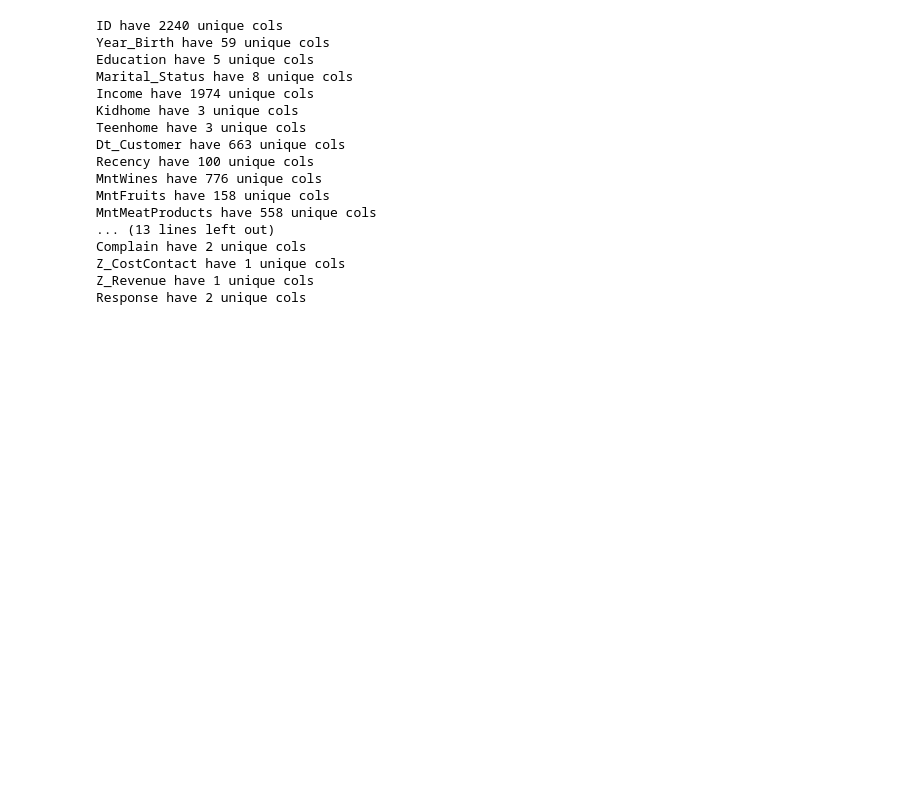
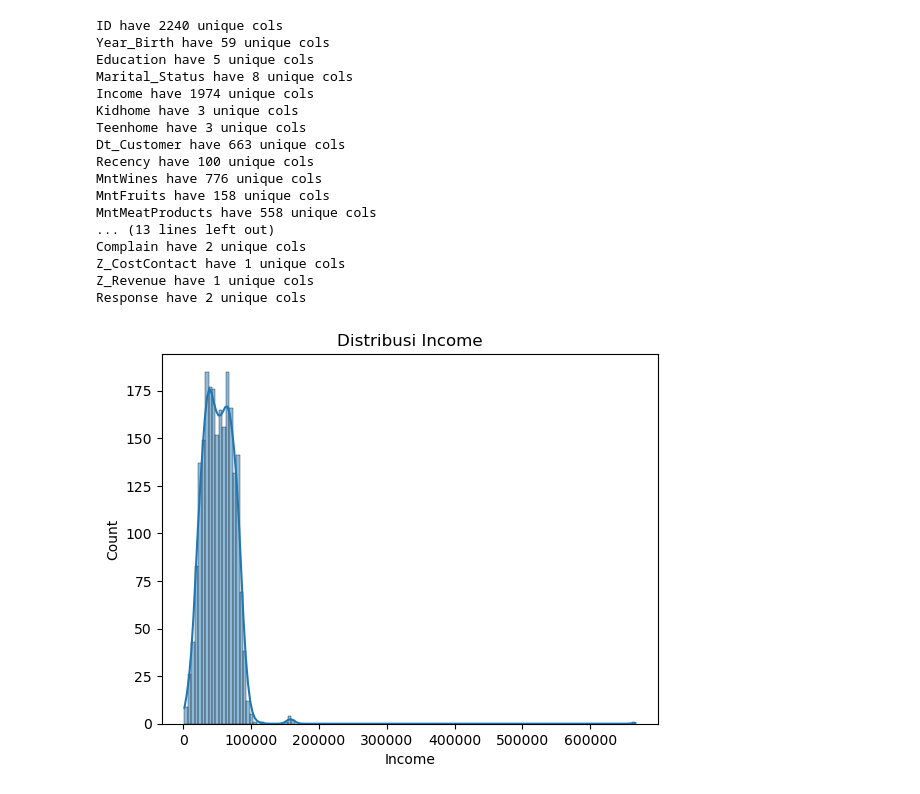
Before and after one commit to iwan-goodfellow/Customer-Personality-1, a Jupyter notebook: notebooks/eda.ipynb, the cells around one changed output. Cells and saved outputs as stored; diff of their text form; code cells hidden in the pictures; blank space fills up the shorter version.

```diff
--- a/notebooks/eda.ipynb
+++ b/notebooks/eda.ipynb
@@ -67,3 +68,10 @@ Complain have 2 unique cols
 Z_CostContact have 1 unique cols
 Z_Revenue have 1 unique cols
 Response have 2 unique cols
+# %%
+# Distribusi Income
+sns.histplot(df['Income'], kde=True)
+plt.title('Distribusi Income')
+plt.show()
+# %% [output]
+[figure, added]
```
Also changed, not shown: parts of 4 cells of this notebook.
